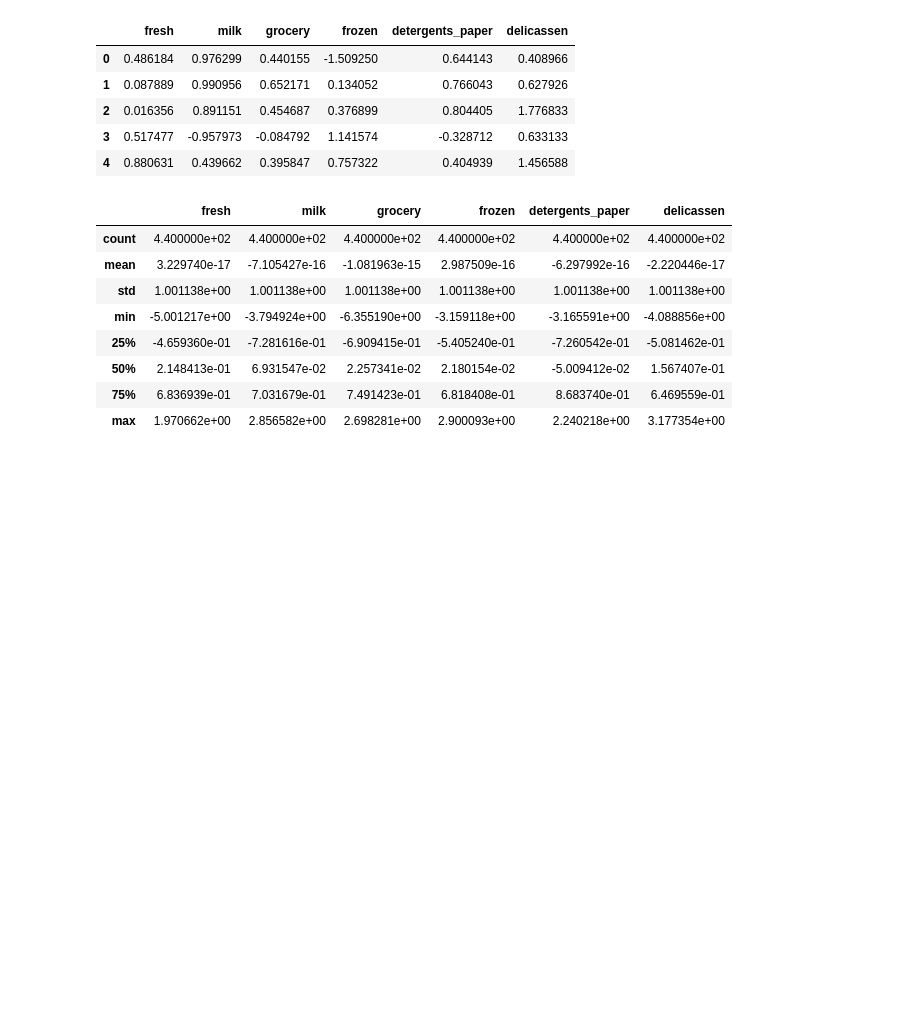
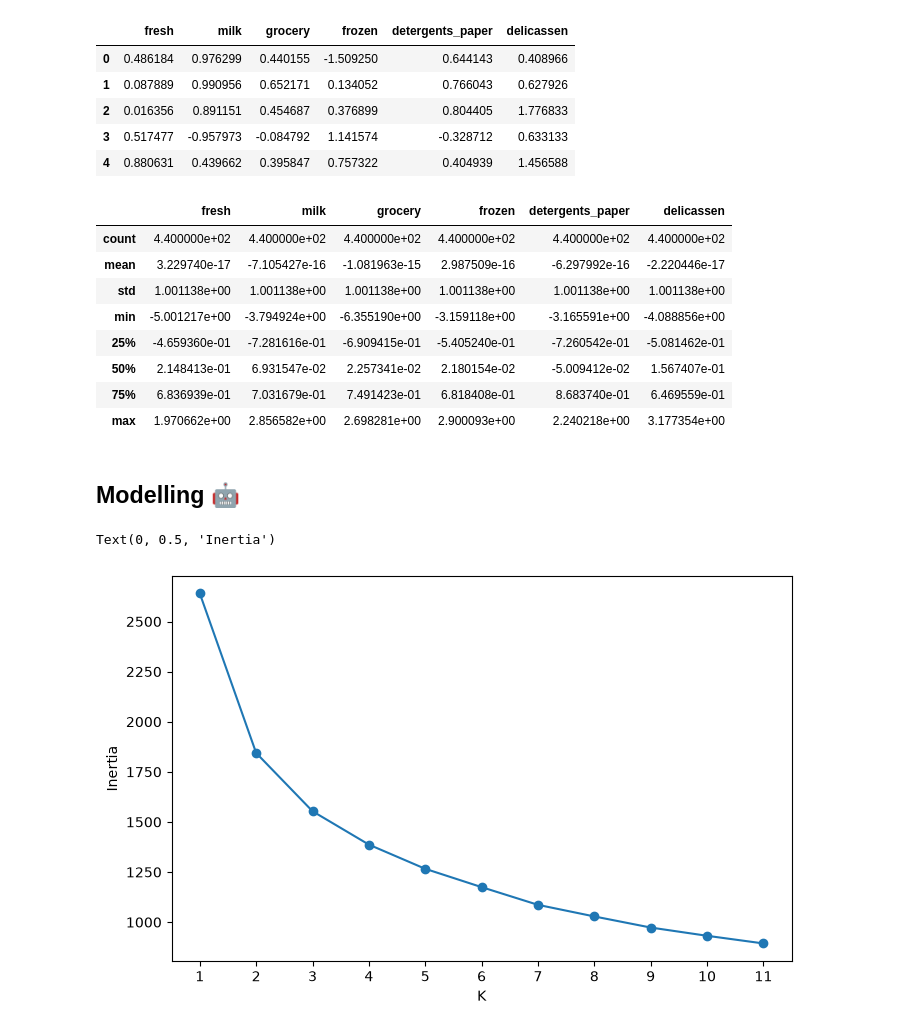
Before and after one commit to Kartikshard/Whole-Sale-Customer-Segmentation, a Jupyter notebook: notebooks/01_EDA.ipynb, the cells around one changed output. Cells and saved outputs as stored; diff of their text form; code cells hidden in the pictures; blank space fills up the shorter version.

Commit message:
feat():Used Elbow method to find K value for kmeans

```diff
--- a/notebooks/01_EDA.ipynb
+++ b/notebooks/01_EDA.ipynb
@@ -219,3 +219,27 @@ numerical_scaled.describe()
 | 50% | 2.148413e-01 | 6.931547e-02 | 2.257341e-02 | 2.180154e-02 | -5.009412e-02 | 1.567407e-01 |
 | 75% | 6.836939e-01 | 7.031679e-01 | 7.491423e-01 | 6.818408e-01 | 8.683740e-01 | 6.469559e-01 |
 | max | 1.970662e+00 | 2.856582e+00 | 2.698281e+00 | 2.900093e+00 | 2.240218e+00 | 3.177354e+00 |
+# %% [markdown]
+<h2>Modelling 🤖</h2>
+# %%
+from sklearn.cluster import KMeans
+inertia=[]
+
+for i in range(1,12):
+    kmeans=KMeans(
+        n_clusters=i,
+        random_state=42,
+        n_init=10
+    )
+    kmeans.fit(numerical_scaled)
+    inertia.append(kmeans.inertia_)
+# %%
+plt.figure(figsize=(8,5))
+plt.plot(range(1,12),inertia,marker='o')
+plt.xlabel('K')
+plt.xticks(range(1,12,1))
+
+plt.ylabel('Inertia')
+# %% [output]
+Text(0, 0.5, 'Inertia')
+[figure, added]
```
Also changed, not shown: parts of 2 cells of this notebook.
